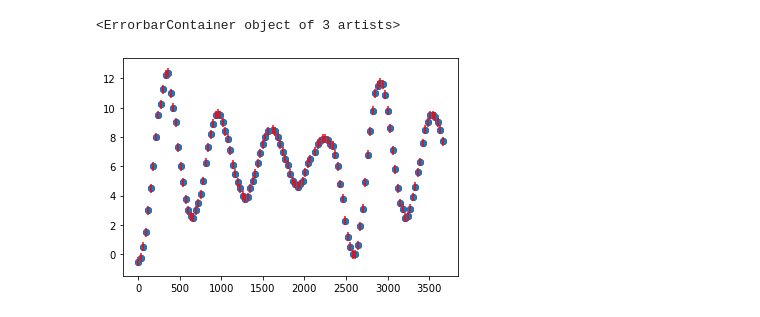
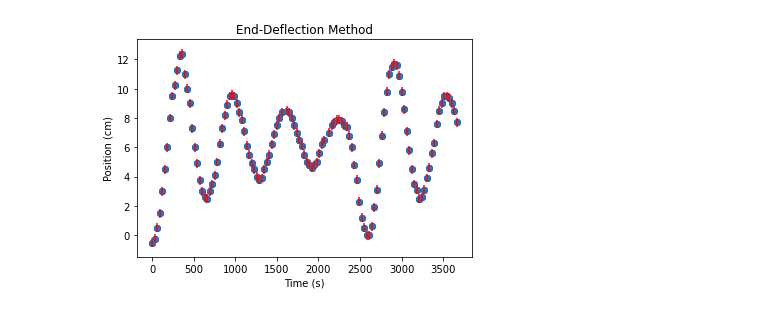
Before and after one commit to DennisHartmannCodes/Cavendeshaganza, a Jupyter notebook: Cavendish Analysis.ipynb, the cells around one changed output. Drawn from its saved outputs; the diff is of its cells as text; code cells hidden in the pictures.

```diff
--- a/Cavendish Analysis.ipynb
+++ b/Cavendish Analysis.ipynb
@@ -1,19 +1,24 @@
 # %%
 # importing module
 from pandas import *
 import matplotlib.pyplot as plt
+import numpy as np
+from scipy import stats
 
 # reading CSV file
 data = read_csv("Cavendeshaganza - End-Deflection run 1 whacky.csv")
 
 # converting column data to list
 times = data['t(s)'].tolist()
 Position = data['Position(cm)'].tolist()
 Error = data['Error in Position (cm)'].tolist()
 
 # printing list data
 plt.scatter(times,Position, color='b')
 plt.errorbar(times, Position, yerr=Error, ecolor='r', fmt="o", barsabove="True")
+plt.title('End-Deflection Method')
+plt.xlabel('Time (s)')
+plt.ylabel('Position (cm)')
+plt.savefig('EndDeflectrun1.png')
 # %% [output]
-<ErrorbarContainer object of 3 artists>
-[figure, old version]
+[figure, new version]
```
Also changed, not shown: parts of 3 cells of this notebook.
